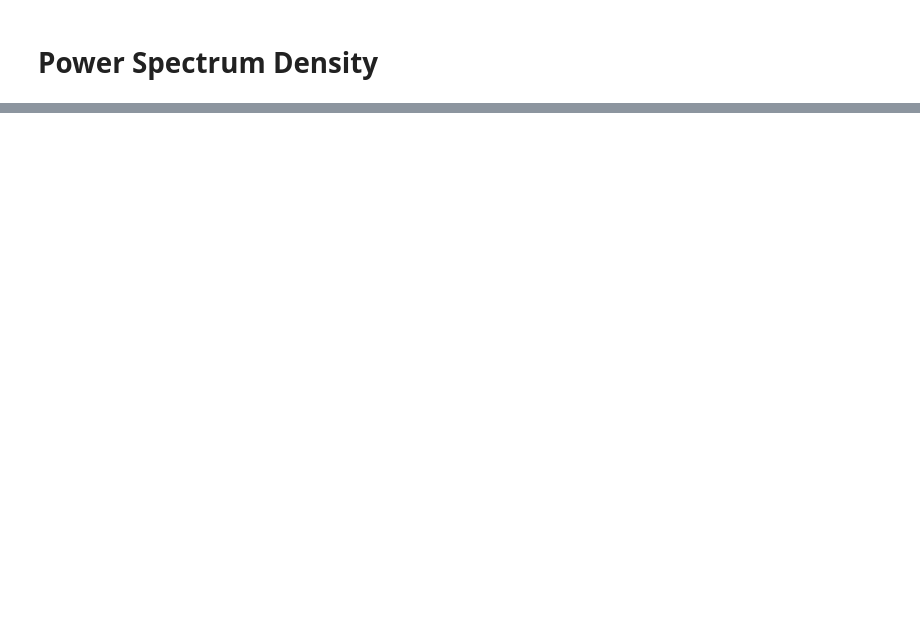
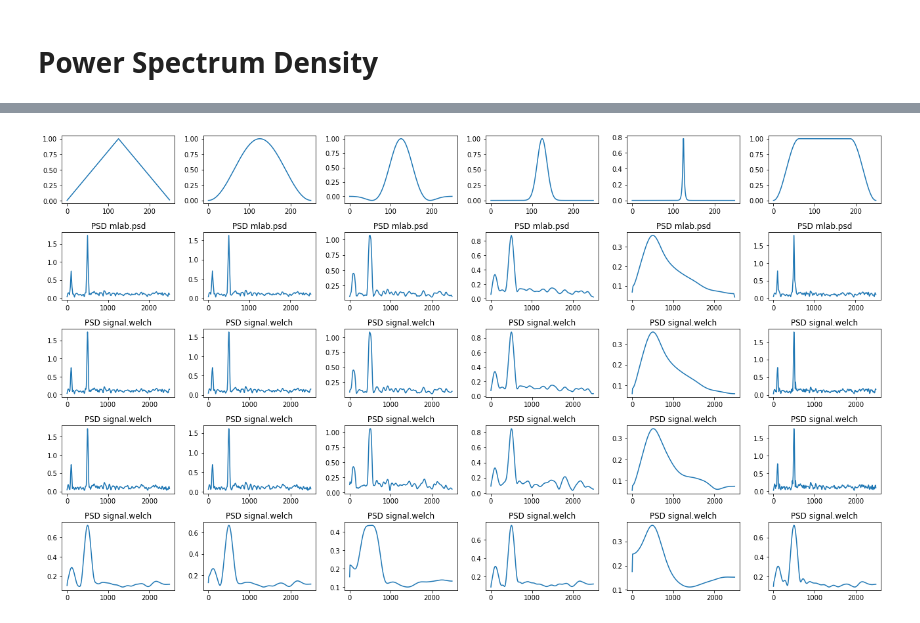
Before and after one commit to carlosuxyz/test, a Jupyter notebook: python/test psd.ipynb, the cells around one changed output, grey strips where cells are left out. Cells and saved outputs as stored; diff of their text form; code cells hidden in the pictures; blank space fills up the shorter version.

```diff
--- a/python/test psd.ipynb
+++ b/python/test psd.ipynb
@@ -47,3 +210,97 @@ SyntaxError: invalid syntax (<ipython-input-38-4237127bb499>, line 1)
+# %%
+# plot
+plt.figure(figsize=[18,12])
+
+plt.subplot(6,6,1)
+plt.plot(win002)
+plt.subplot(6,6,2)
+plt.plot(win005)
+plt.subplot(6,6,3)
+plt.plot(win007)
+plt.subplot(6,6,4)
+plt.plot(win013)
+plt.subplot(6,6,5)
+plt.plot(win017)
+plt.subplot(6,6,6)
+plt.plot(win018)
+
+plt.subplot(6,6,7)
+plt.plot(freqs01, np.sqrt(Pxx_m01))
+plt.title('PSD mlab.psd')
+plt.subplot(6,6,8)
+plt.plot(freqs01, np.sqrt(Pxx_m04))
+plt.title('PSD mlab.psd')
+plt.subplot(6,6,9)
+plt.plot(freqs01, np.sqrt(Pxx_m07))
+plt.title('PSD mlab.psd')
+plt.subplot(6,6,10)
+plt.plot(freqs01, np.sqrt(Pxx_m10))
+plt.title('PSD mlab.psd')
+plt.subplot(6,6,11)
+plt.plot(freqs01, np.sqrt(Pxx_m13))
+plt.title('PSD mlab.psd')
+plt.subplot(6,6,12)
+plt.plot(freqs01, np.sqrt(Pxx_m16))
+plt.title('PSD mlab.psd')
+
+plt.subplot(6,6,13)
+plt.plot(f_w00, np.sqrt(Pxx_w01))
+plt.title('PSD signal.welch')
+plt.subplot(6,6,19)
+plt.plot(f_w02, np.sqrt(Pxx_w02))
+plt.title('PSD signal.welch')
+plt.subplot(6,6,25)
+plt.plot(f_w03, np.sqrt(Pxx_w03))
+plt.title('PSD signal.welch')
+plt.subplot(6,6,14)
+plt.plot(f_w04, np.sqrt(Pxx_w04))
+plt.title('PSD signal.welch')
+plt.subplot(6,6,20)
+plt.plot(f_w05, np.sqrt(Pxx_w05))
+plt.title('PSD signal.welch')
+plt.subplot(6,6,26)
+plt.plot(f_w06, np.sqrt(Pxx_w06))
+plt.title('PSD signal.welch')
+plt.subplot(6,6,15)
+plt.plot(f_w00, np.sqrt(Pxx_w07))
+plt.title('PSD signal.welch')
+plt.subplot(6,6,21)
+plt.plot(f_w02, np.sqrt(Pxx_w08))
+plt.title('PSD signal.welch')
+plt.subplot(6,6,27)
+plt.plot(f_w03, np.sqrt(Pxx_w09))
+plt.title('PSD signal.welch')
+plt.subplot(6,6,16)
+plt.plot(f_w04, np.sqrt(Pxx_w10))
+plt.title('PSD signal.welch')
+plt.subplot(6,6,22)
+plt.plot(f_w05, np.sqrt(Pxx_w11))
+plt.title('PSD signal.welch')
+plt.subplot(6,6,28)
+plt.plot(f_w06, np.sqrt(Pxx_w12))
+plt.title('PSD signal.welch')
+plt.subplot(6,6,17)
+plt.plot(f_w00, np.sqrt(Pxx_w13))
+plt.title('PSD signal.welch')
+plt.subplot(6,6,23)
+plt.plot(f_w02, np.sqrt(Pxx_w14))
+plt.title('PSD signal.welch')
+plt.subplot(6,6,29)
+plt.plot(f_w03, np.sqrt(Pxx_w15))
+plt.title('PSD signal.welch')
+plt.subplot(6,6,18)
+plt.plot(f_w04, np.sqrt(Pxx_w16))
+plt.title('PSD signal.welch')
+plt.subplot(6,6,24)
+plt.plot(f_w05, np.sqrt(Pxx_w17))
+plt.title('PSD signal.welch')
+plt.subplot(6,6,30)
+plt.plot(f_w06, np.sqrt(Pxx_w18))
+plt.title('PSD signal.welch')
+
+plt.tight_layout()
+# %% [output]
+[figure, added]
 # %%
 fs = 10e3
 N = 1e5 #sample
```
Also changed, not shown: parts of 8 cells of this notebook.
